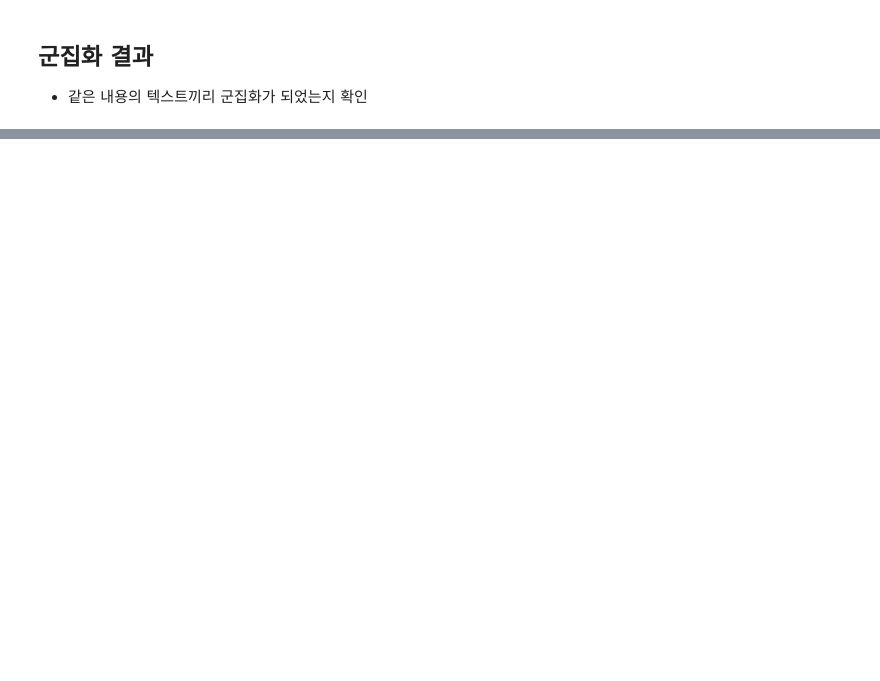
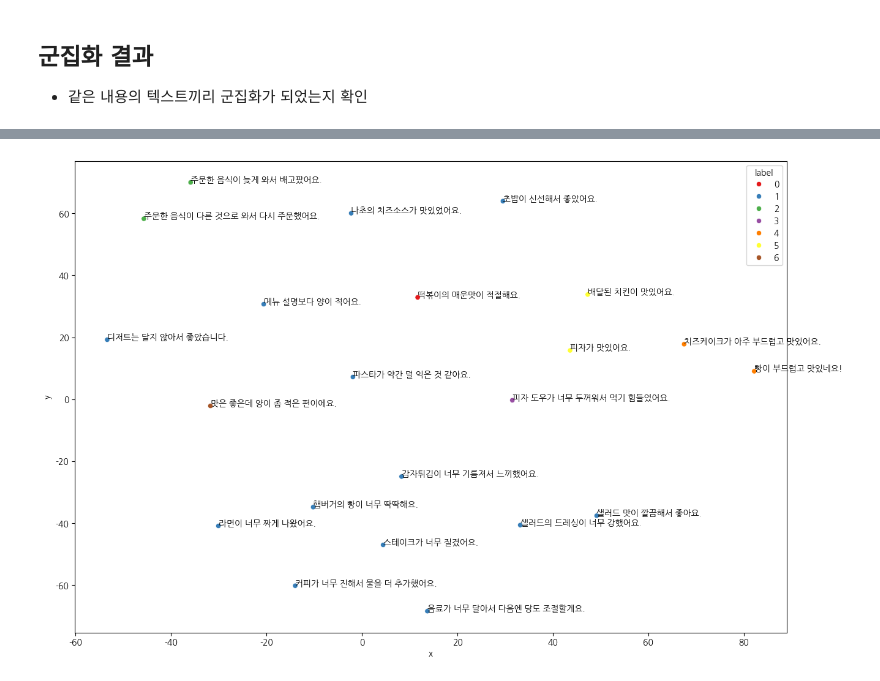
Before and after one commit to dydwoj/pythonsource, a Jupyter notebook: analytics/text/05. 텍스트 군집분석.ipynb, the cells around one changed output, grey strips where cells are left out. Cells and saved outputs as stored; diff of their text form; code cells hidden in the pictures; blank space fills up the shorter version.

```diff
--- a/analytics/text/05. 텍스트 군집분석.ipynb
+++ b/analytics/text/05. 텍스트 군집분석.ipynb
@@ -69,0 +286,3 @@ corpus = [
+# %%
+df_dtm = pd.DataFrame(dtm.toarray(), columns=vect.get_feature_names_out())
+df_dtm
@@ -69,0 +308,3 @@ corpus = [
+# %%
+kmeans = KMeans(n_clusters=7, n_init='auto', random_state=42)
+clusters = kmeans.fit_predict(df_dtm)
@@ -69,0 +334,7 @@ corpus = [
+# %%
+tsne_result = tsne.fit_transform(df_dtm)
+
+df_tsne = pd.DataFrame(tsne_result, columns=['x', 'y'])
+df_tsne['corpus'] = corpus
+df_tsne['label'] = kmeans.labels_
+df_tsne
@@ -69,0 +359,7 @@ corpus = [
+# %%
+plt.figure(figsize=(15, 10))
+sns.scatterplot(data=df_tsne, x='x', y='y', hue='label', palette='Set1')
+for i in df_tsne.index:
+    plt.text(x=df_tsne.loc[i, 'x'], y=df_tsne.loc[i, 'y'], s=df_tsne.loc[i, 'corpus'])
+# %% [output]
+[figure, added]
```
Also changed, not shown: parts of 23 cells of this notebook, 8 other files.
